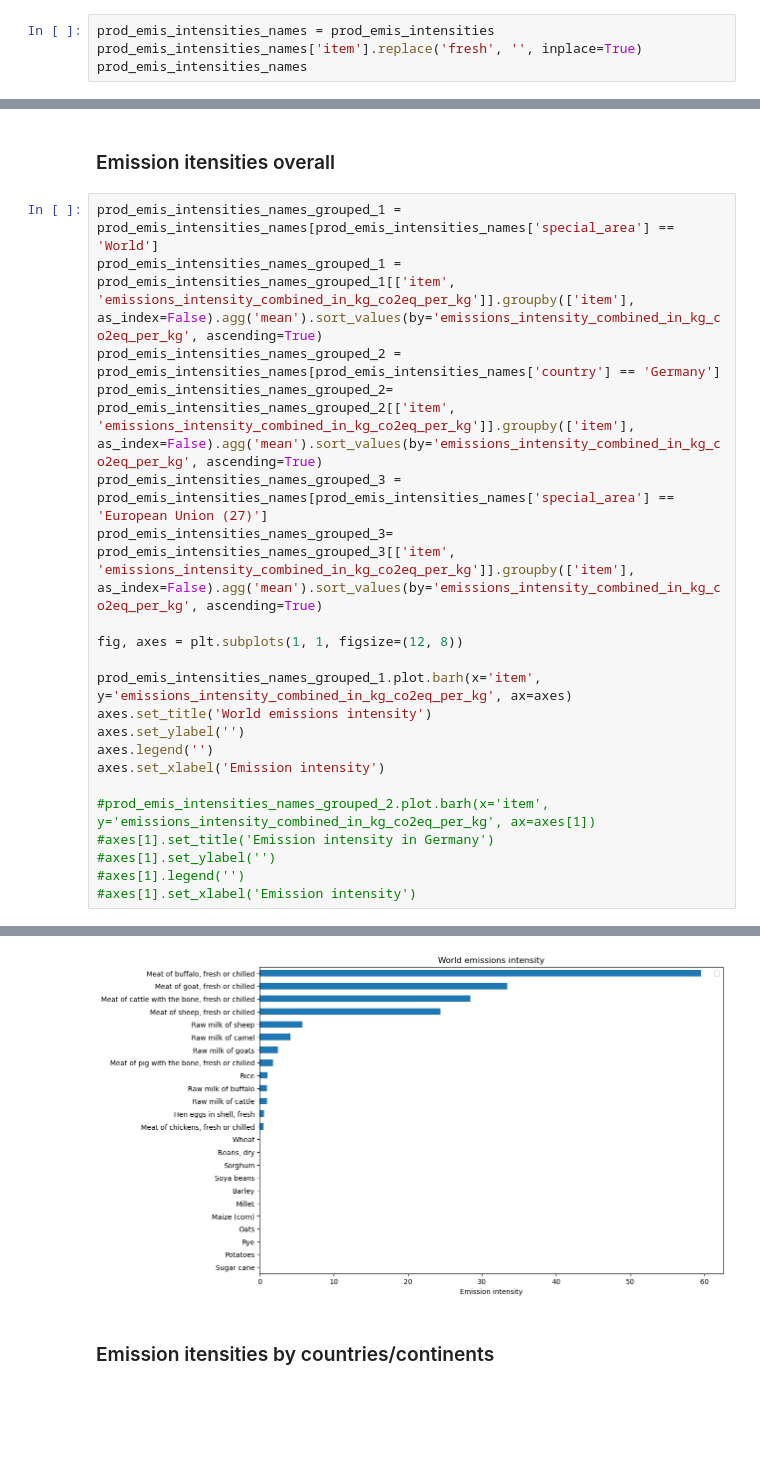
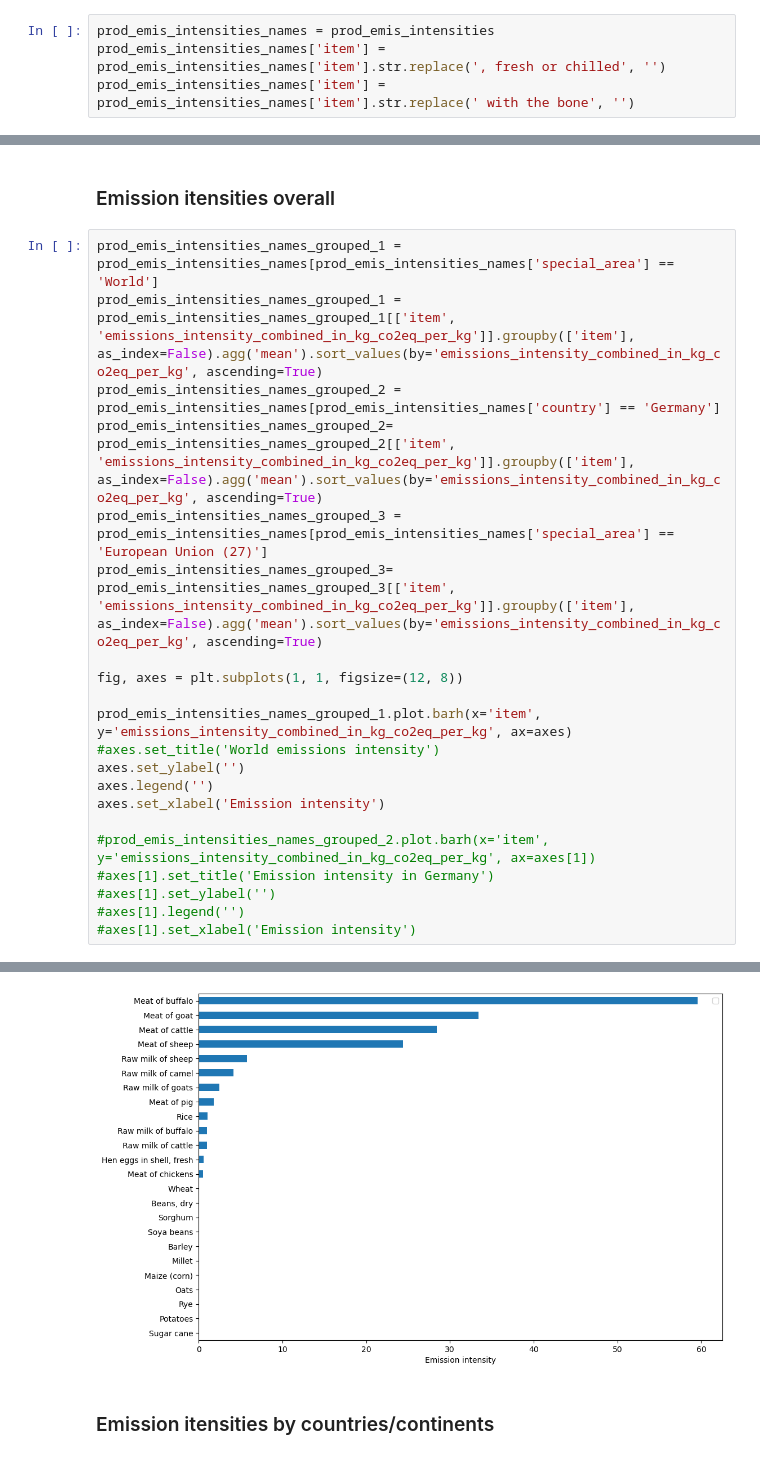
Before and after one commit to kostinam/neuefische-capstone, a Jupyter notebook: cl-eda.ipynb, the cells around one changed output, grey strips where cells are left out. Cells and saved outputs as stored; diff of their text form; blank space fills up the shorter version.

```diff
--- a/cl-eda.ipynb
+++ b/cl-eda.ipynb
@@ -659,6 +638,6 @@ Text(0.5, 1.0, 'Emissions by item group in 2020')
 prod_emis_intensities = df_prod_emis[(df_prod_emis.year == 2020) & (df_prod_emis.emissions_co2eq_combined_in_kt.notnull())]
 # %%
 prod_emis_intensities_names = prod_emis_intensities
-prod_emis_intensities_names['item'].replace('fresh', '', inplace=True)
-prod_emis_intensities_names
+prod_emis_intensities_names['item'] = prod_emis_intensities_names['item'].str.replace(', fresh or chilled', '')
+prod_emis_intensities_names['item'] = prod_emis_intensities_names['item'].str.replace(' with the bone', '')
 # %% [output]
@@ -684,26 +656,26 @@ See the caveats in the documentation: https://pandas.pydata.org/pandas-docs/stab
 # %%
 prod_emis_intensities_names_grouped_1 = prod_emis_intensities_names[prod_emis_intensities_names['special_area'] == 'World']
 prod_emis_intensities_names_grouped_1 = prod_emis_intensities_names_grouped_1[['item', 'emissions_intensity_combined_in_kg_co2eq_per_kg']].groupby(['item'], as_index=False).agg('mean').sort_values(by='emissions_intensity_combined_in_kg_co2eq_per_kg', ascending=True)
 prod_emis_intensities_names_grouped_2 = prod_emis_intensities_names[prod_emis_intensities_names['country'] == 'Germany']
 prod_emis_intensities_names_grouped_2= prod_emis_intensities_names_grouped_2[['item', 'emissions_intensity_combined_in_kg_co2eq_per_kg']].groupby(['item'], as_index=False).agg('mean').sort_values(by='emissions_intensity_combined_in_kg_co2eq_per_kg', ascending=True)
 prod_emis_intensities_names_grouped_3 = prod_emis_intensities_names[prod_emis_intensities_names['special_area'] == 'European Union (27)']
 prod_emis_intensities_names_grouped_3= prod_emis_intensities_names_grouped_3[['item', 'emissions_intensity_combined_in_kg_co2eq_per_kg']].groupby(['item'], as_index=False).agg('mean').sort_values(by='emissions_intensity_combined_in_kg_co2eq_per_kg', ascending=True)
 
 fig, axes = plt.subplots(1, 1, figsize=(12, 8))
 
 prod_emis_intensities_names_grouped_1.plot.barh(x='item', y='emissions_intensity_combined_in_kg_co2eq_per_kg', ax=axes)
-axes.set_title('World emissions intensity')
+#axes.set_title('World emissions intensity')
 axes.set_ylabel('')
 axes.legend('')
 axes.set_xlabel('Emission intensity')
 
 #prod_emis_intensities_names_grouped_2.plot.barh(x='item', y='emissions_intensity_combined_in_kg_co2eq_per_kg', ax=axes[1])
 #axes[1].set_title('Emission intensity in Germany')
 #axes[1].set_ylabel('')
 #axes[1].legend('')
 #axes[1].set_xlabel('Emission intensity')
 # %% [output]
 Text(0.5, 0, 'Emission intensity')
-[figure, old version]
+[figure, new version]
 # %% [markdown]
 ### Emission itensities by countries/continents
```
Also changed, not shown: parts of 16 cells of this notebook.
